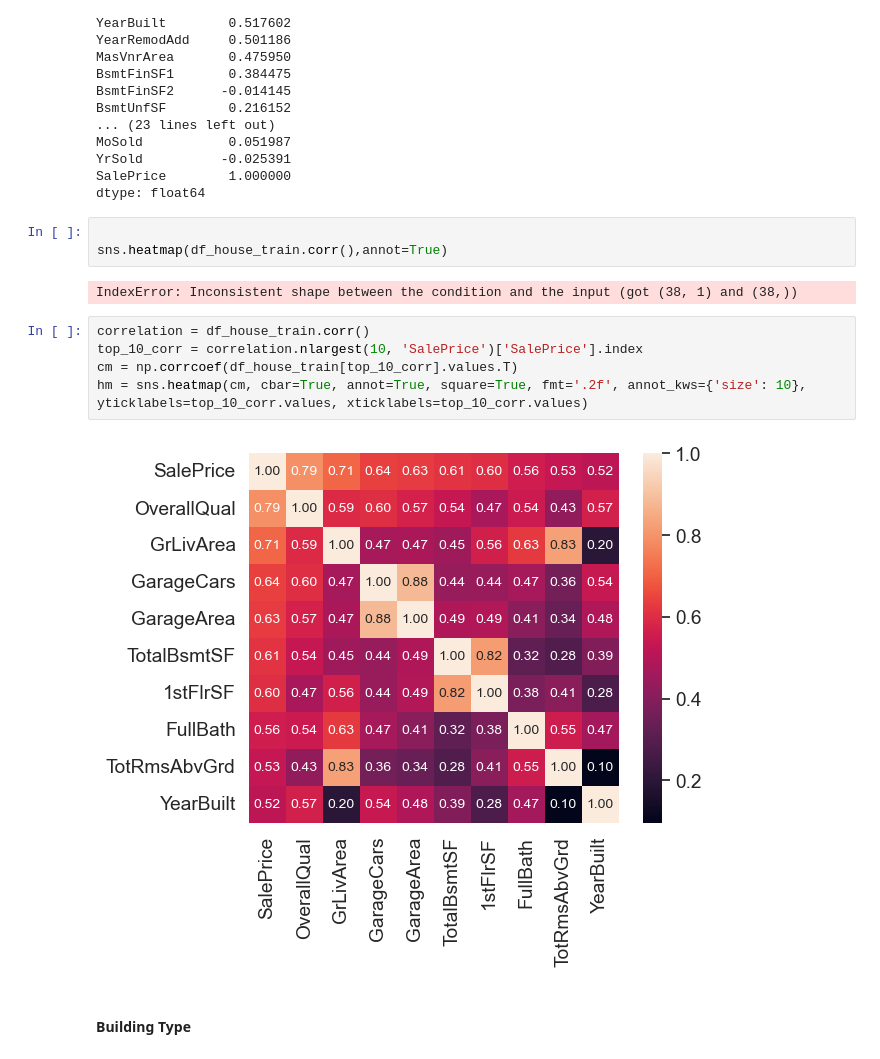
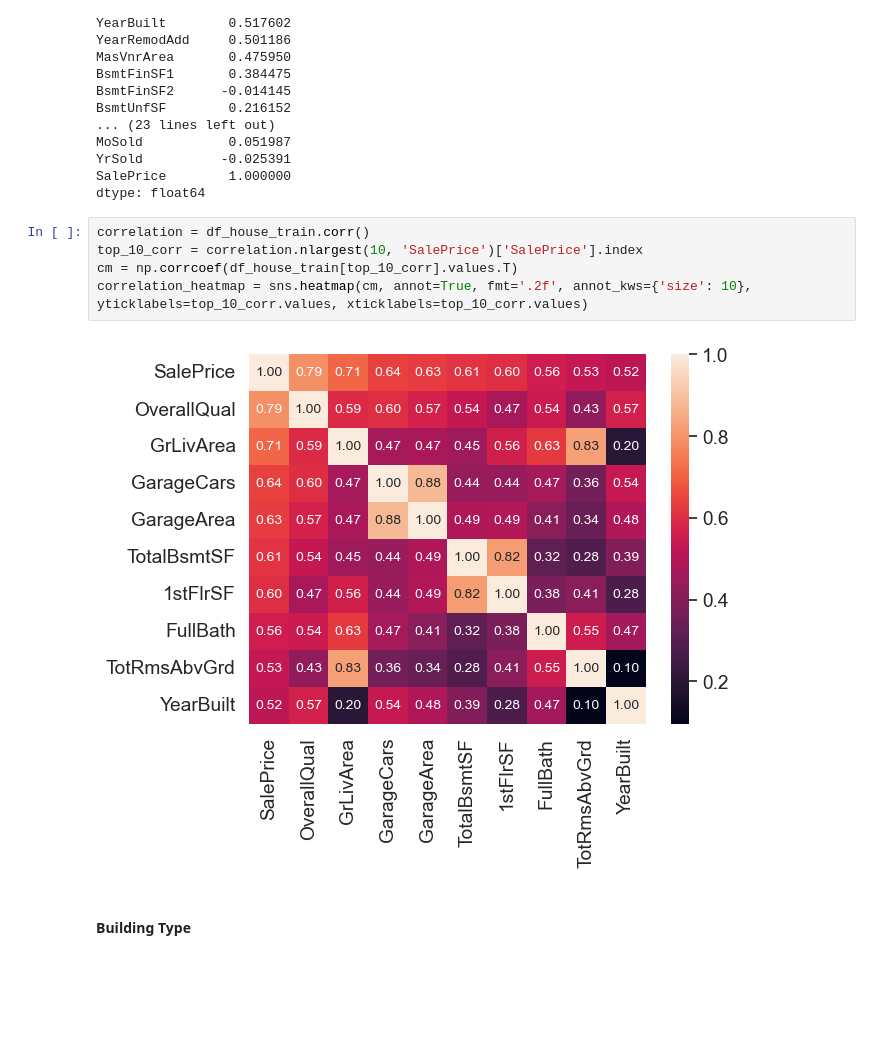
Before and after one commit to strangenicholas/Housing-Price-Prediction---Predictive-Analytics-and-Advanced-Regression-, a Jupyter notebook: Housing Price Prediction - Predictive Analytics and Advanced Regression .ipynb, the cells around one changed output. Cells and saved outputs as stored; diff of their text form; blank space fills up the shorter version.

Commit message:
format heatmap

```diff
--- a/Housing Price Prediction - Predictive Analytics and Advanced Regression .ipynb
+++ b/Housing Price Prediction - Predictive Analytics and Advanced Regression .ipynb
@@ -161,18 +161,13 @@ MoSold           0.051987
 YrSold          -0.025391
 SalePrice        1.000000
 dtype: float64
-# %%
-
-sns.heatmap(df_house_train.corr(),annot=True)
-# %% [output]
-IndexError: Inconsistent shape between the condition and the input (got (38, 1) and (38,))
 # %%
 correlation = df_house_train.corr()
 top_10_corr = correlation.nlargest(10, 'SalePrice')['SalePrice'].index
 cm = np.corrcoef(df_house_train[top_10_corr].values.T)
-hm = sns.heatmap(cm, cbar=True, annot=True, square=True, fmt='.2f', annot_kws={'size': 10}, yticklabels=top_10_corr.values, xticklabels=top_10_corr.values)
+correlation_heatmap = sns.heatmap(cm, annot=True, fmt='.2f', annot_kws={'size': 10}, yticklabels=top_10_corr.values, xticklabels=top_10_corr.values)
 # %% [output]
-[figure, old version]
+[figure, new version]
 # %% [markdown]
 #### Building Type
 # %%
```
Also changed, not shown: parts of 6 cells of this notebook.
